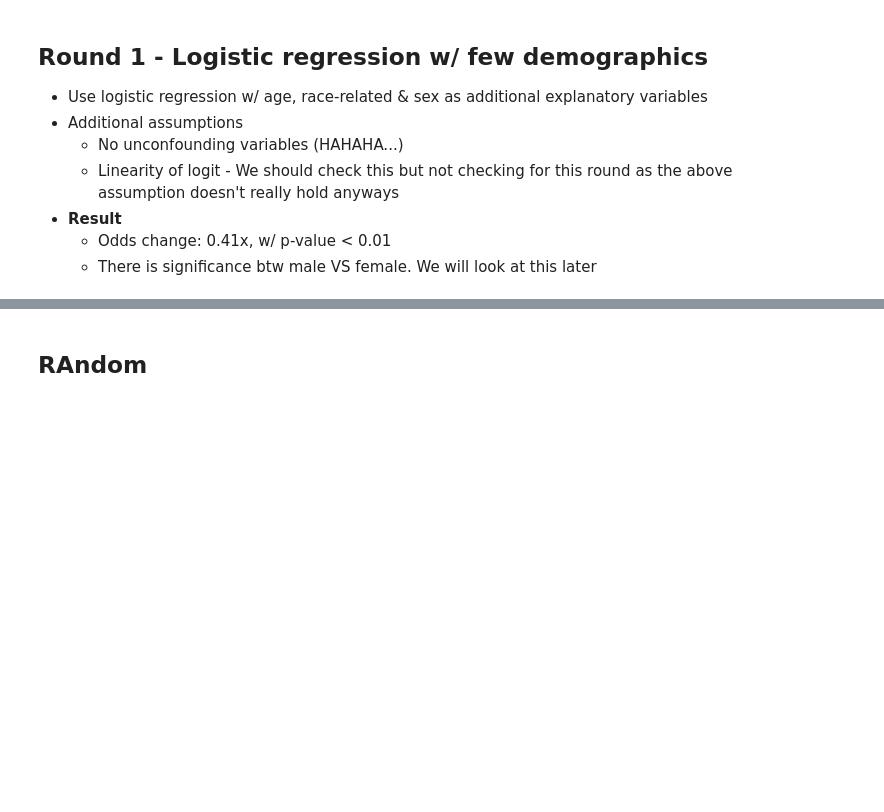
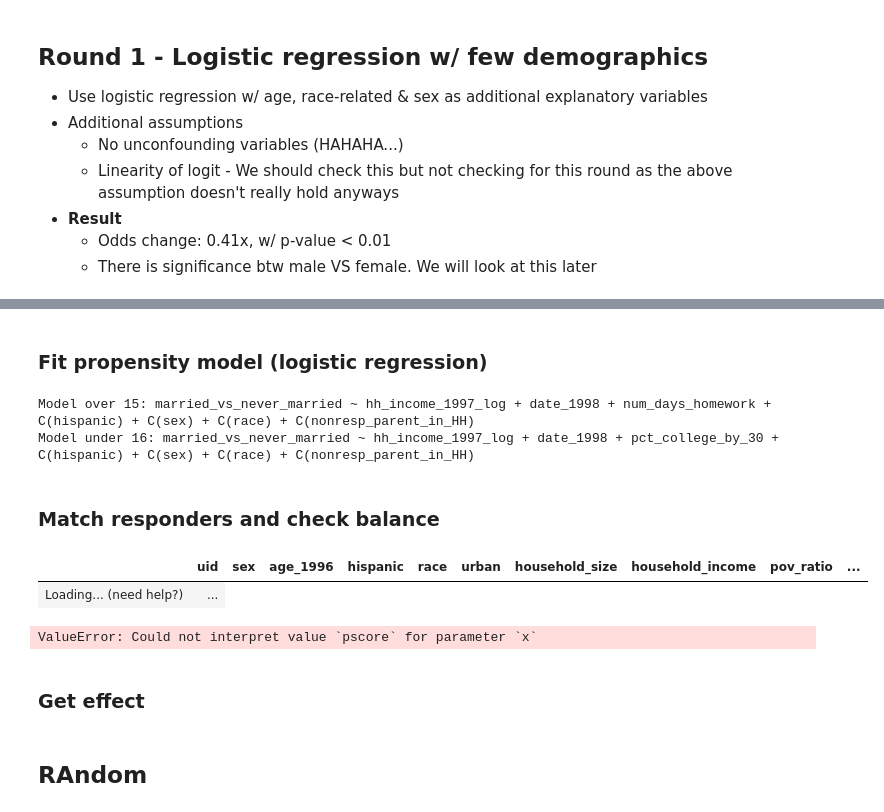
Before and after one commit to kiroah/marriage_and_depression, a Jupyter notebook: NLS-nonml.ipynb, the cells around one changed output, grey strips where cells are left out. Saved outputs shown, nothing was run; the diff lists cells and outputs as text; code cells hidden in the pictures; blank space fills up the shorter version.

Commit message:
Added propensity score matching

```diff
--- a/NLS-nonml.ipynb
+++ b/NLS-nonml.ipynb
@@ -202,3 +212,15 @@ model_data_df.loc[model_data_df['chronic_other_2002'] < 0, 'chronic_other_2002']
 # %%
 #For highest educational degree, there were few that refused to answer (-3). For them, setting as high school diploma (2)
 model_data_df.loc[model_data_df['highest_degree'] < 0, 'highest_degree'] = 2
+# %%
+# Create log transform version of hh_income_1997.
+model_data_df['hh_income_1997_log'] = np.log(model_data_df['hh_income_1997'].map(lambda x: x if x > 0 else 0)+ 1)
+
+#Set negative values to NaNs
+model_data_df.loc[model_data_df['pct_college_by_30'] < 0,'pct_college_by_30'] = np.nan
+model_data_df.loc[model_data_df['num_days_homework'] < 0,'num_days_homework'] = np.nan
+
+
+#combine date male and female
+model_data_df['date_1998'] = model_data_df.loc[:,['date_male_1998','date_female_1998']].max(axis=1)
+model_data_df['date_1998'] = model_data_df['date_1998'].map(lambda x: x if x > 0 else 0)
@@ -350,0 +463,47 @@ P-value: 0.0005177653372660839
+# %% [markdown]
+### Fit propensity model (logistic regression)
+# %%
+temp_model_data_df = model_data_df.copy()
+temp_model_data_df.dropna(axis=0,subset=target_treatment,inplace=True)
+# %%
+#Since "Number of days doing HW" and "Percent going to college by 30" is mutually exclusive by age, we will create two
+# separate models.
+
+Xs_numerical = ['hh_income_1997_log','date_1998','num_days_homework']
+Xs_categorical = ['hispanic','sex','race','nonresp_parent_in_HH']
+formula = f'{target_treatment} ~ ' + (' + '.join(Xs_numerical)) + ' + C(' + (') + C(').join(Xs_categorical) + ')'
+print("Model over 15: " + formula)
+# Fit the logistic regression model using GLM
+model_over_15 = smf.glm(formula=formula, data=temp_model_data_df, family=sm.families.Binomial()).fit()
+result1 = model_over_15.predict(temp_model_data_df[Xs_numerical+Xs_categorical])
+
+
+#formula creation
+Xs_numerical = ['hh_income_1997_log','date_1998','pct_college_by_30']
+Xs_categorical = ['hispanic','sex','race','nonresp_parent_in_HH']
+formula = f'{target_treatment} ~ ' + (' + '.join(Xs_numerical)) + ' + C(' + (') + C(').join(Xs_categorical) + ')'
+print("Model under 16: " + formula)
+# Fit the logistic regression model using GLM
+model_under_16 = smf.glm(formula=formula, data=temp_model_data_df, family=sm.families.Binomial()).fit()
+result2 = model_under_16.predict(temp_model_data_df[Xs_numerical+Xs_categorical])
+# %% [output]
+Model over 15: married_vs_never_married ~ hh_income_1997_log + date_1998 + num_days_homework + C(hispanic) + C(sex) + C(race) + C(nonresp_parent_in_HH)
+Model under 16: married_vs_never_married ~ hh_income_1997_log + date_1998 + pct_college_by_30 + C(hispanic) + C(sex) + C(race) + C(nonresp_parent_in_HH)
+# %% [markdown]
+### Match responders and check balance
+# %%
+#Put the two (mutually exclusive) p-scores into one and add to the model data df
+temp_df = pd.DataFrame({'pscore1':result1, 'pscore2':result2})
+temp_df.fillna(0,inplace=True)
+temp_df['pscore'] = temp_df['pscore1'] +temp_df['pscore2']
+
+temp_model_data_df.drop('pscore',axis=1,errors='ignore',inplace=True)
+temp_model_data_df = pd.concat([temp_model_data_df,temp_df[['pscore']]],axis=1)
+# %% [output]
+|  | uid | sex | age_1996 | hispanic | race | urban | household_size | household_income | pov_ratio | ... |
+| Loading... (need help?) | ... |
+# %%
+#Check propensity score overlap between treated (married) and untreated
+sns.histplot(data=temp_model_data_df, x='pscore', hue='married_vs_never_married')
+# %% [output]
+ValueError: Could not interpret value `pscore` for parameter `x`
@@ -350,0 +534,2 @@ P-value: 0.0005177653372660839
+# %% [markdown]
+### Get effect
```
Also changed, not shown: parts of 29 cells of this notebook, 1 other file.
